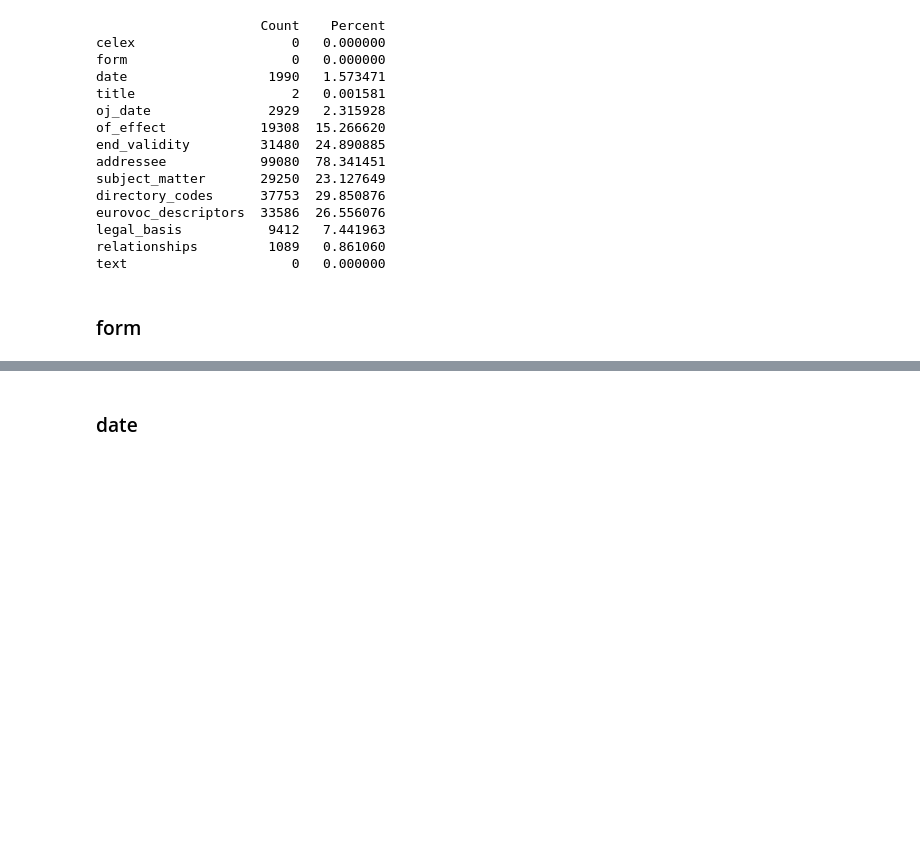
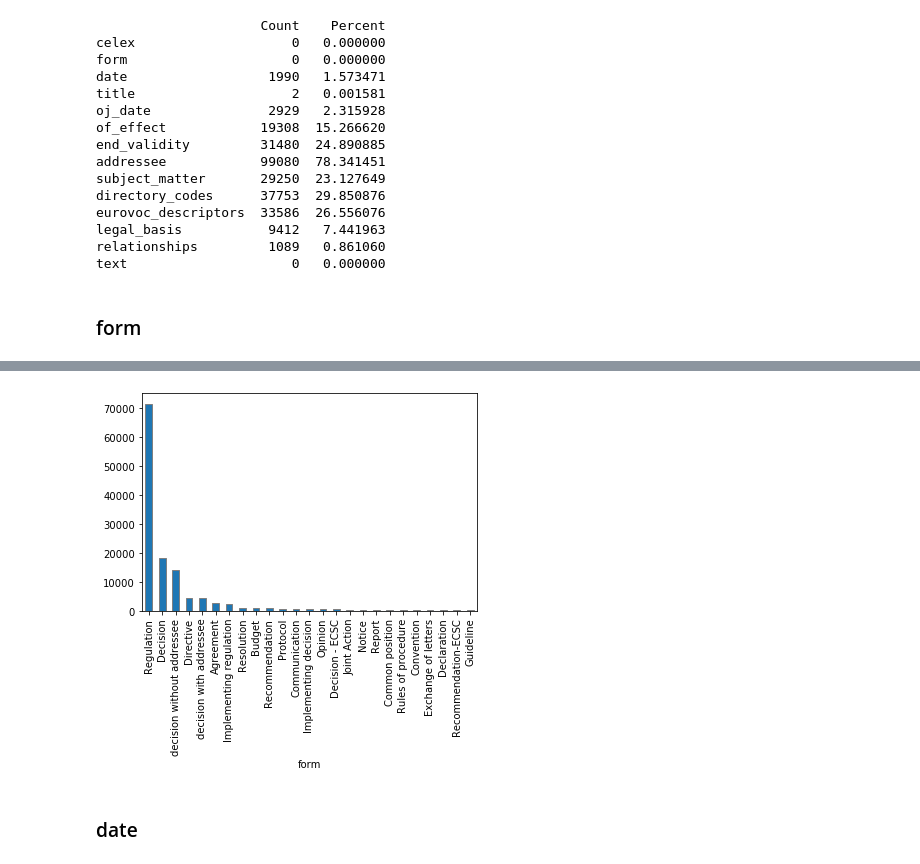
Before and after one commit to dmfrodrigues/feup-pri-proj, a Jupyter notebook: exploration/Data Exploration.ipynb, the cells around one changed output, grey strips where cells are left out. Cells and saved outputs as stored; diff of their text form; code cells hidden in the pictures; blank space fills up the shorter version.

```diff
--- a/exploration/Data Exploration.ipynb
+++ b/exploration/Data Exploration.ipynb
@@ -67,0 +63,4 @@ data.groupby('form').size().plot(kind='bar', rot=0)
+# %%
+form_counting = data.groupby('form').size().sort_values(ascending=False)
+with pd.option_context('display.max_rows', None, 'display.max_columns', None):  # more options can be specified also
+    print(form_counting)
@@ -68,3 +85,7 @@ data.groupby('form').size().plot(kind='bar', rot=0)
+# %%
+form_counting[:][0:25].plot(kind='bar', edgecolor='grey', rot=90);
+# %% [output]
+[figure, added]
 # %% [markdown]
 ### date
 # %%
```
Also changed, not shown: parts of 4 cells of this notebook.
